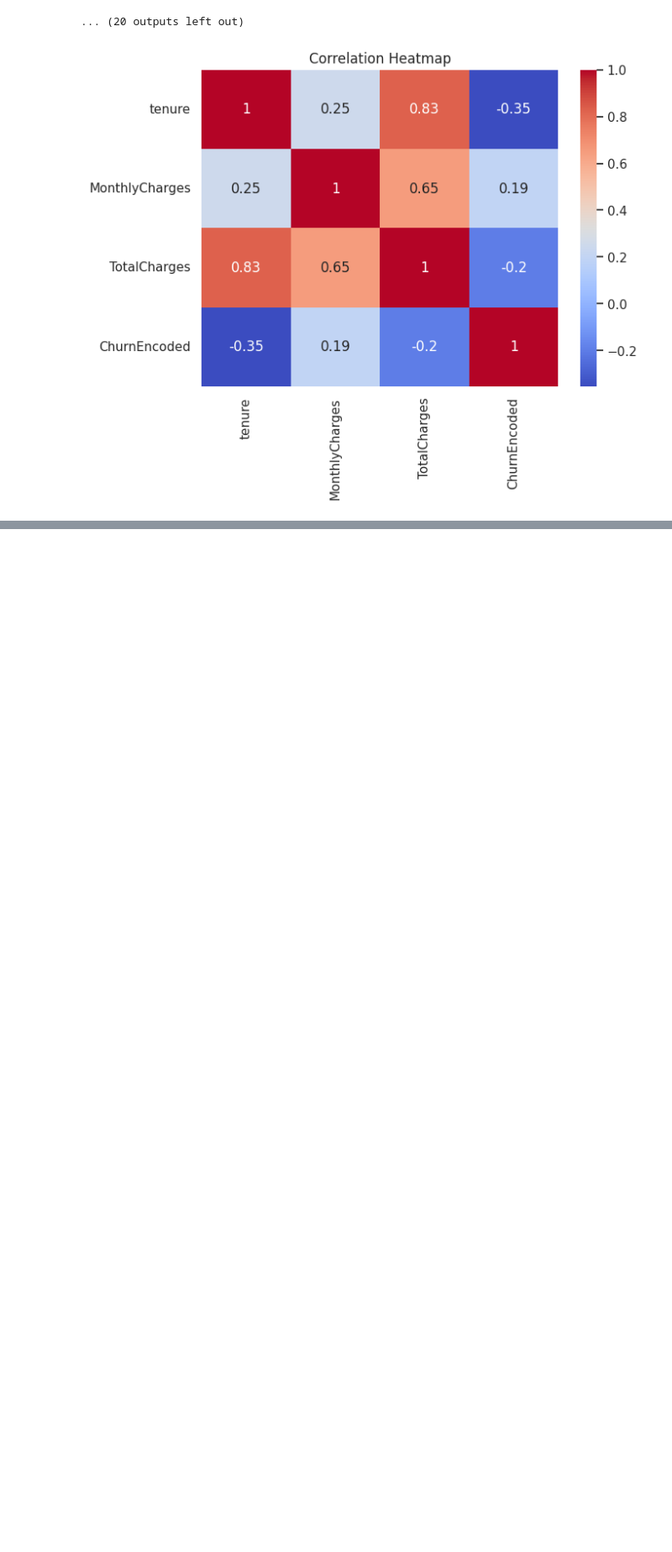
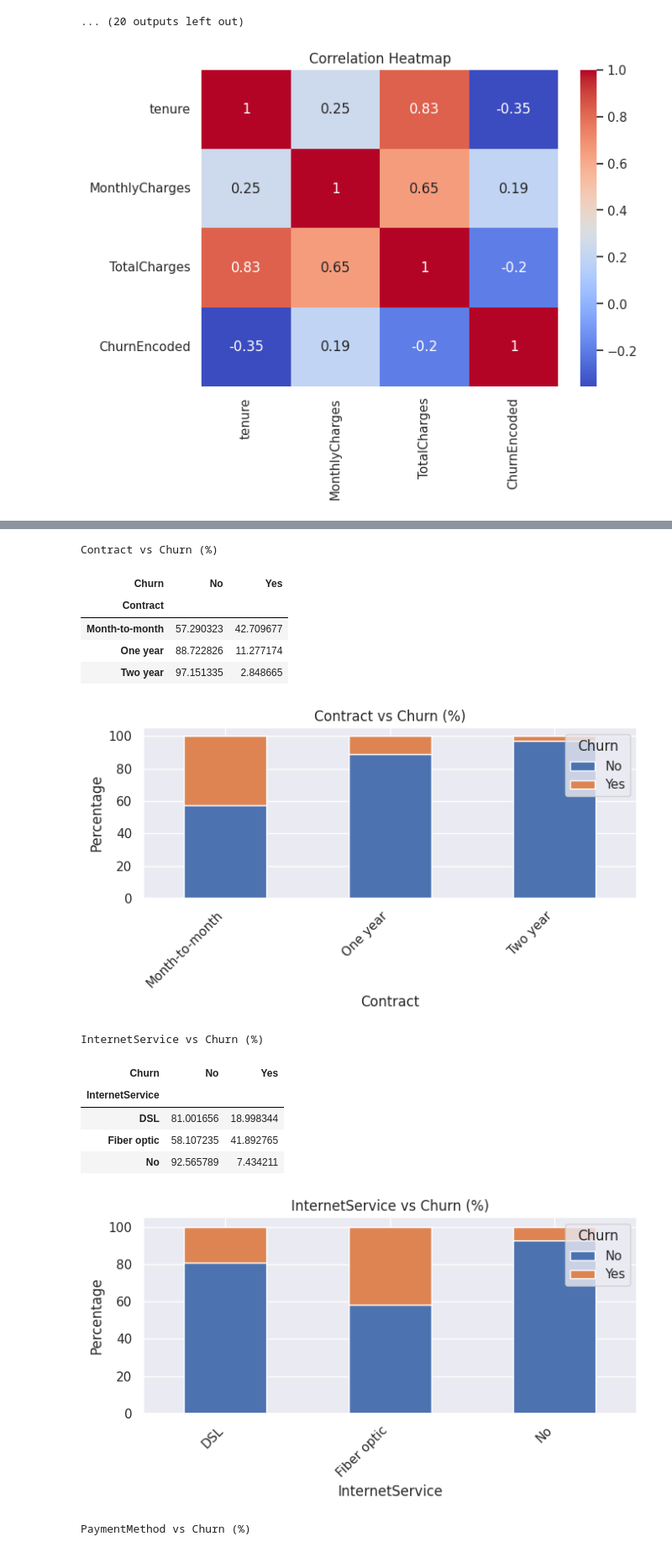
Before and after one commit to anushanthbalachandran/ML_Coursework_Telco_Customer_Churn, a Jupyter notebook: 2425477_20241130_Anushanth.ipynb, the cells around one changed output, grey strips where cells are left out. Shown at 84% size. Saved outputs shown, nothing was run; the diff lists cells and outputs as text; code cells hidden in the pictures; blank space fills up the shorter version.

```diff
--- a/2425477_20241130_Anushanth.ipynb
+++ b/2425477_20241130_Anushanth.ipynb
@@ -292,0 +362,33 @@ plt.show()
+# %%
+def plot_churn_stacked(col):
+    ct = pd.crosstab(inputs[col], inputs["Churn"], normalize="index") * 100
+    print(f"\n{col} vs Churn (%)")
+    display(ct)
+
+    ct.plot(kind="bar", stacked=True, figsize=(7,4))
+    plt.title(f"{col} vs Churn (%)")
+    plt.ylabel("Percentage")
+    plt.xlabel(col)
+    plt.legend(title="Churn", loc="upper right")
+    plt.xticks(rotation=45, ha="right")
+    plt.tight_layout()
+    plt.show()
+
+for col in ["Contract", "InternetService", "PaymentMethod", "PaperlessBilling"]:
+    plot_churn_stacked(col)
+# %% [output]
+Contract vs Churn (%)
+| Churn | No | Yes |
+| Contract |  |  |
+| Month-to-month | 57.290323 | 42.709677 |
+| One year | 88.722826 | 11.277174 |
+| Two year | 97.151335 | 2.848665 |
+[figure, added]
+InternetService vs Churn (%)
+| Churn | No | Yes |
+| InternetService |  |  |
+| DSL | 81.001656 | 18.998344 |
+| Fiber optic | 58.107235 | 41.892765 |
+| No | 92.565789 | 7.434211 |
+[figure, added]
+PaymentMethod vs Churn (%)
```
Also changed, not shown: parts of 9 cells of this notebook.
